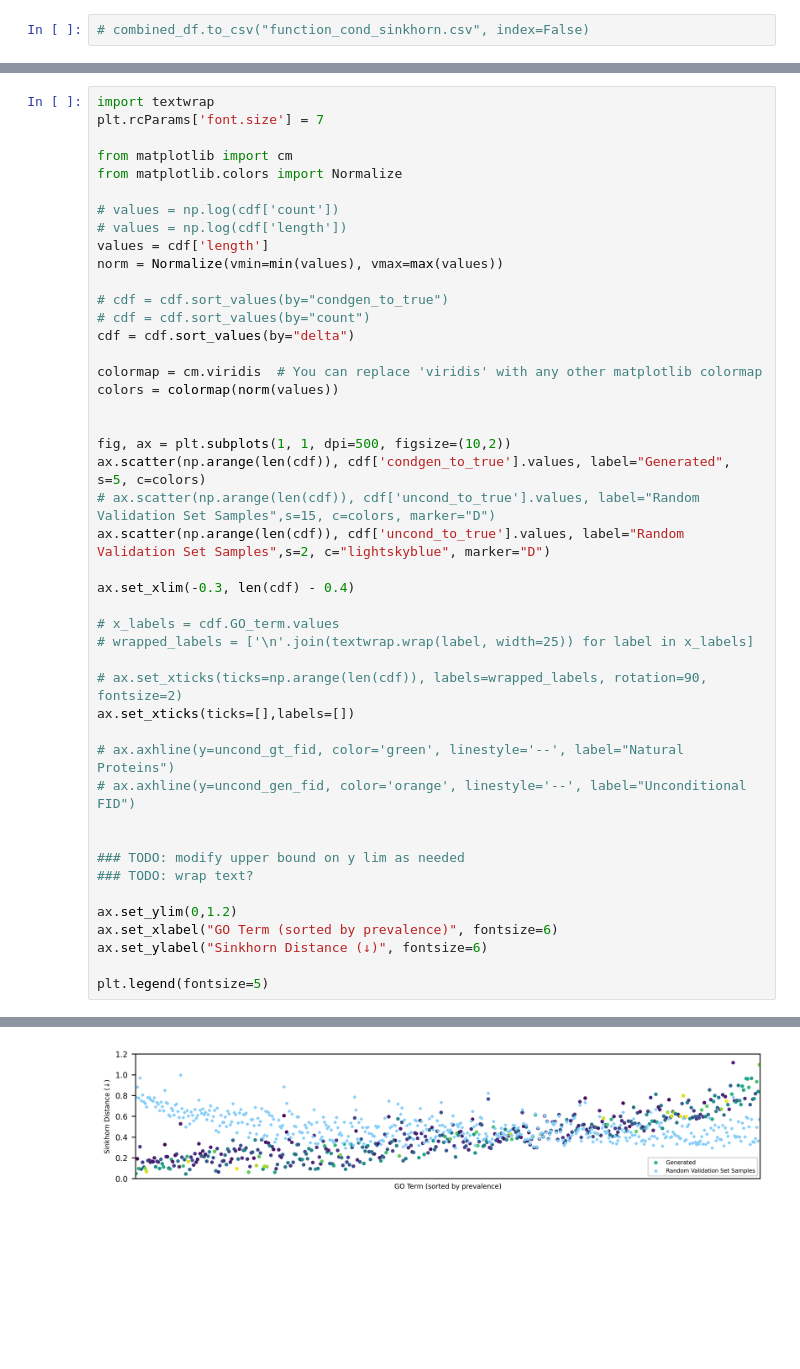
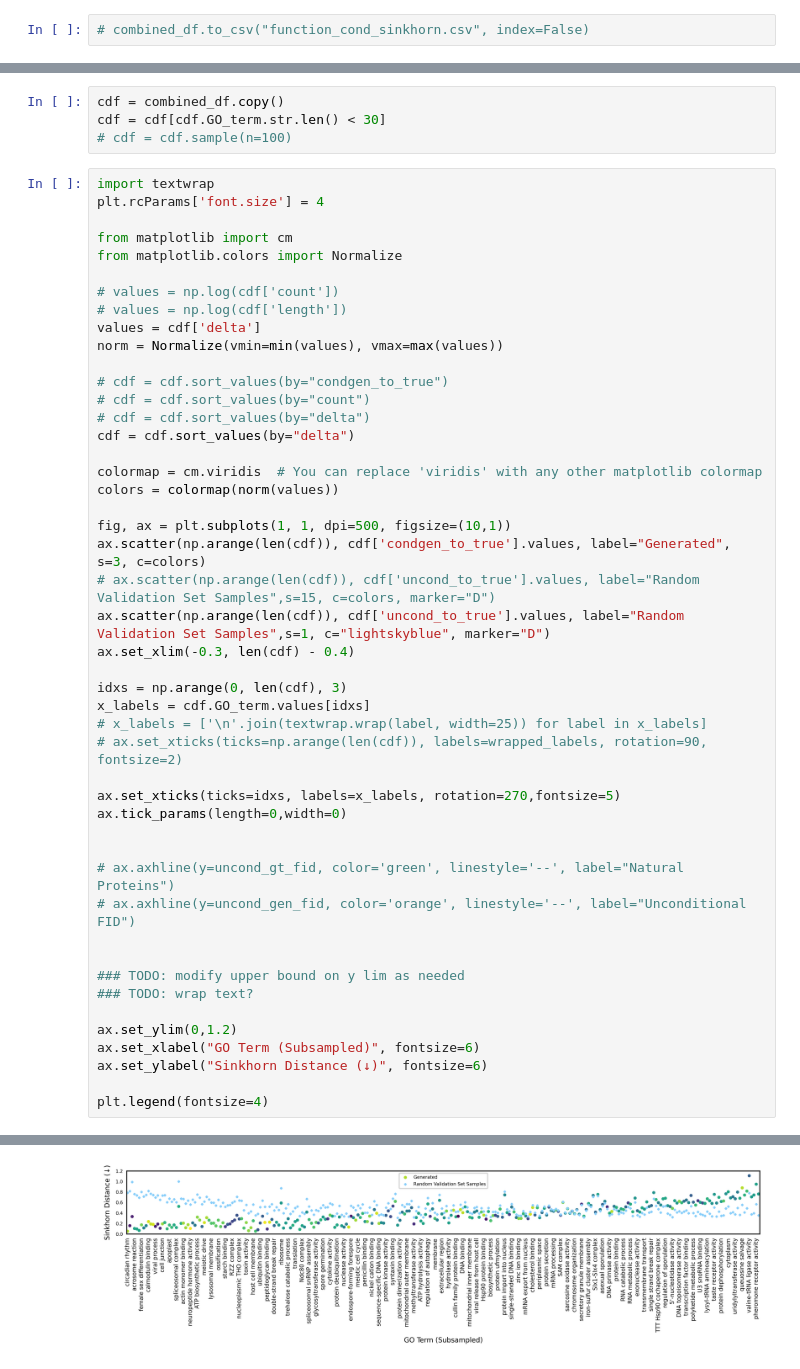
Before and after one commit to amyxlu/plaid-dev-distributed, a Jupyter notebook: notebooks/FIGURE_conditional_FID.ipynb, the cells around one changed output, grey strips where cells are left out. Drawn from its saved outputs; the diff is of its cells as text; blank space fills up the shorter version.

```diff
--- a/notebooks/FIGURE_conditional_FID.ipynb
+++ b/notebooks/FIGURE_conditional_FID.ipynb
@@ -236,48 +240,54 @@ combined_df.length.hist(bins=100)
+# %%
+cdf = combined_df.copy()
+cdf = cdf[cdf.GO_term.str.len() < 30]
+# cdf = cdf.sample(n=100)
 # %%
 import textwrap
-plt.rcParams['font.size'] = 7
+plt.rcParams['font.size'] = 4
 
 from matplotlib import cm
 from matplotlib.colors import Normalize
 
 # values = np.log(cdf['count'])
 # values = np.log(cdf['length'])
-values = cdf['length']
+values = cdf['delta']
 norm = Normalize(vmin=min(values), vmax=max(values))
 
 # cdf = cdf.sort_values(by="condgen_to_true")
 # cdf = cdf.sort_values(by="count")
+# cdf = cdf.sort_values(by="delta")
 cdf = cdf.sort_values(by="delta")
 
 colormap = cm.viridis  # You can replace 'viridis' with any other matplotlib colormap
 colors = colormap(norm(values))
 
-
-fig, ax = plt.subplots(1, 1, dpi=500, figsize=(10,2))
-ax.scatter(np.arange(len(cdf)), cdf['condgen_to_true'].values, label="Generated", s=5, c=colors)
+fig, ax = plt.subplots(1, 1, dpi=500, figsize=(10,1))
+ax.scatter(np.arange(len(cdf)), cdf['condgen_to_true'].values, label="Generated", s=3, c=colors)
 # ax.scatter(np.arange(len(cdf)), cdf['uncond_to_true'].values, label="Random Validation Set Samples",s=15, c=colors, marker="D")
-ax.scatter(np.arange(len(cdf)), cdf['uncond_to_true'].values, label="Random Validation Set Samples",s=2, c="lightskyblue", marker="D")
-
+ax.scatter(np.arange(len(cdf)), cdf['uncond_to_true'].values, label="Random Validation Set Samples",s=1, c="lightskyblue", marker="D")
 ax.set_xlim(-0.3, len(cdf) - 0.4)
 
-# x_labels = cdf.GO_term.values
-# wrapped_labels = ['\n'.join(textwrap.wrap(label, width=25)) for label in x_labels]
+idxs = np.arange(0, len(cdf), 3)
+x_labels = cdf.GO_term.values[idxs]
+# x_labels = ['\n'.join(textwrap.wrap(label, width=25)) for label in x_labels]
+# ax.set_xticks(ticks=np.arange(len(cdf)), labels=wrapped_labels, rotation=90, fontsize=2)
 
-# ax.set_xticks(ticks=np.arange(len(cdf)), labels=wrapped_labels, rotation=90, fontsize=2)
-ax.set_xticks(ticks=[],labels=[])
+ax.set_xticks(ticks=idxs, labels=x_labels, rotation=270,fontsize=5)
+ax.tick_params(length=0,width=0)
+
 
 # ax.axhline(y=uncond_gt_fid, color='green', linestyle='--', label="Natural Proteins")
 # ax.axhline(y=uncond_gen_fid, color='orange', linestyle='--', label="Unconditional FID")
 
 
 ### TODO: modify upper bound on y lim as needed
 ### TODO: wrap text?
 
 ax.set_ylim(0,1.2)
-ax.set_xlabel("GO Term (sorted by prevalence)", fontsize=6)
+ax.set_xlabel("GO Term (Subsampled)", fontsize=6)
 ax.set_ylabel("Sinkhorn Distance (↓)", fontsize=6)
 
-plt.legend(fontsize=5)
+plt.legend(fontsize=4)
 # %% [output]
 <matplotlib.legend.Legend at 0x...>
-[figure, old version]
+[figure, new version]
```
Also changed, not shown: parts of 10 cells of this notebook, 44 other files.
